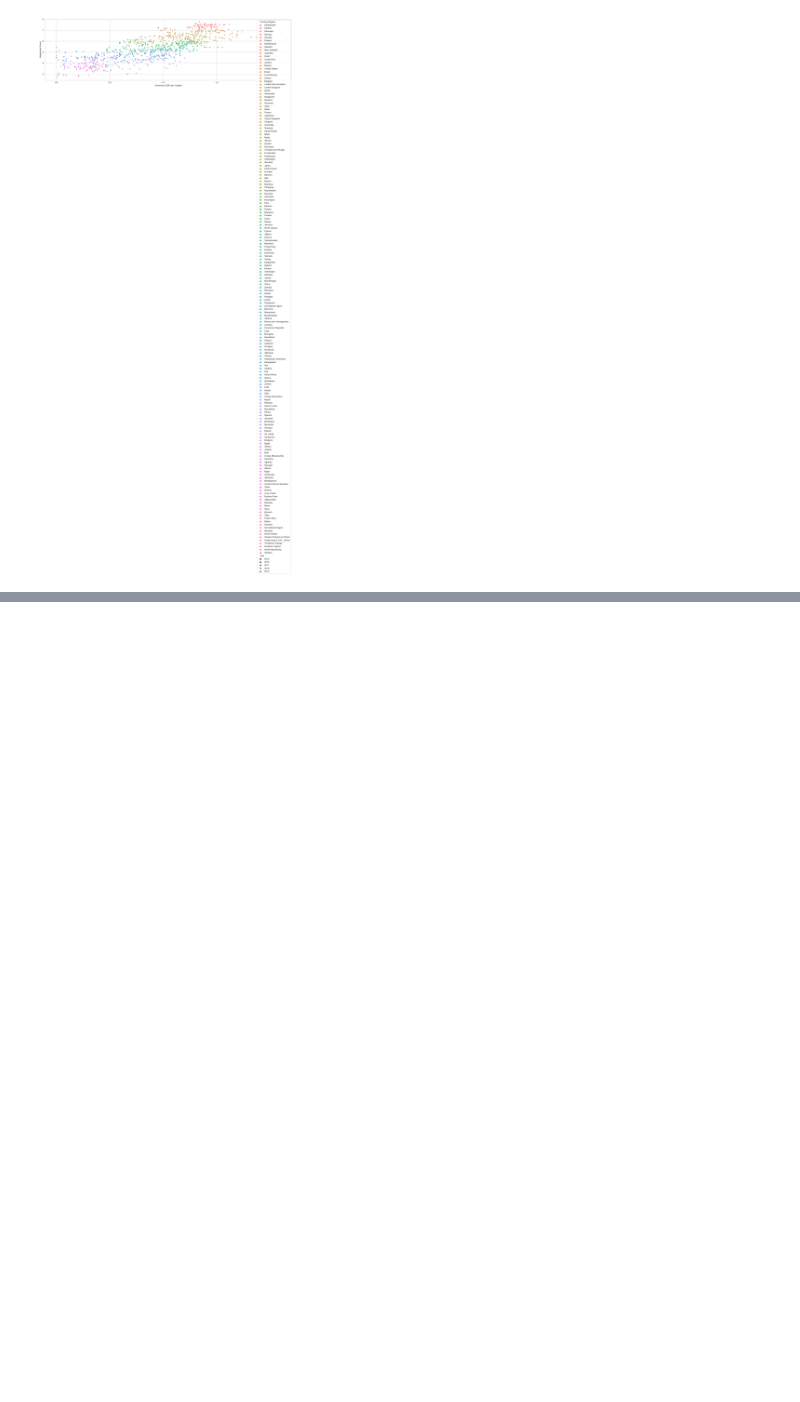
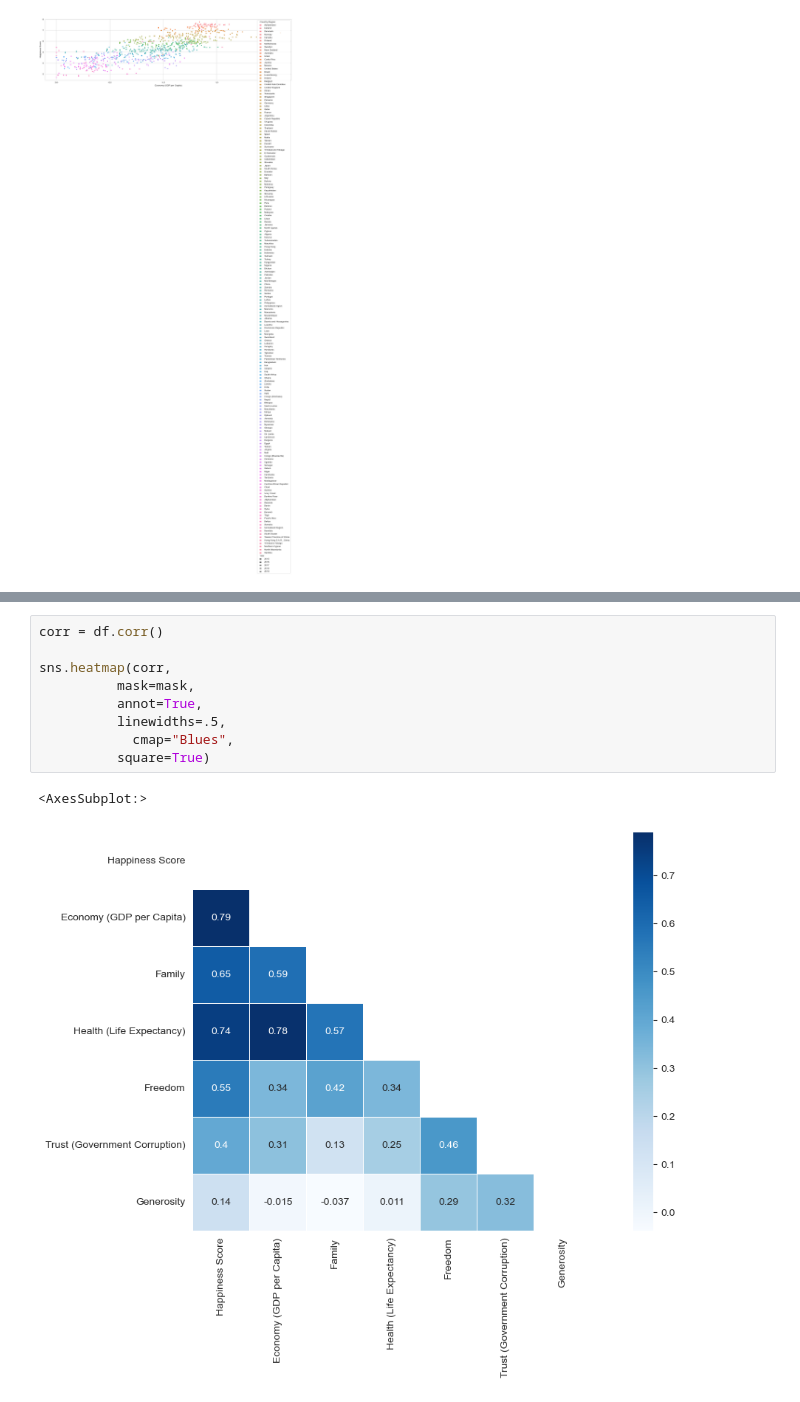
Before and after one commit to flor-k/Happiness-Report, a Jupyter notebook: Happiness-Report.ipynb, the cells around one changed output, grey strips where cells are left out. Drawn from its saved outputs; the diff is of its cells as text; blank space fills up the shorter version.

```diff
--- a/Happiness-Report.ipynb
+++ b/Happiness-Report.ipynb
@@ -493,0 +483,12 @@ sns.heatmap(corr,
+# %%
+corr = df.corr()
+
+sns.heatmap(corr,
+          mask=mask,
+          annot=True,
+          linewidths=.5,
+            cmap="Blues",
+          square=True)
+# %% [output]
+<AxesSubplot:>
+[figure, added]
```
Also changed, not shown: parts of 5 cells of this notebook.
